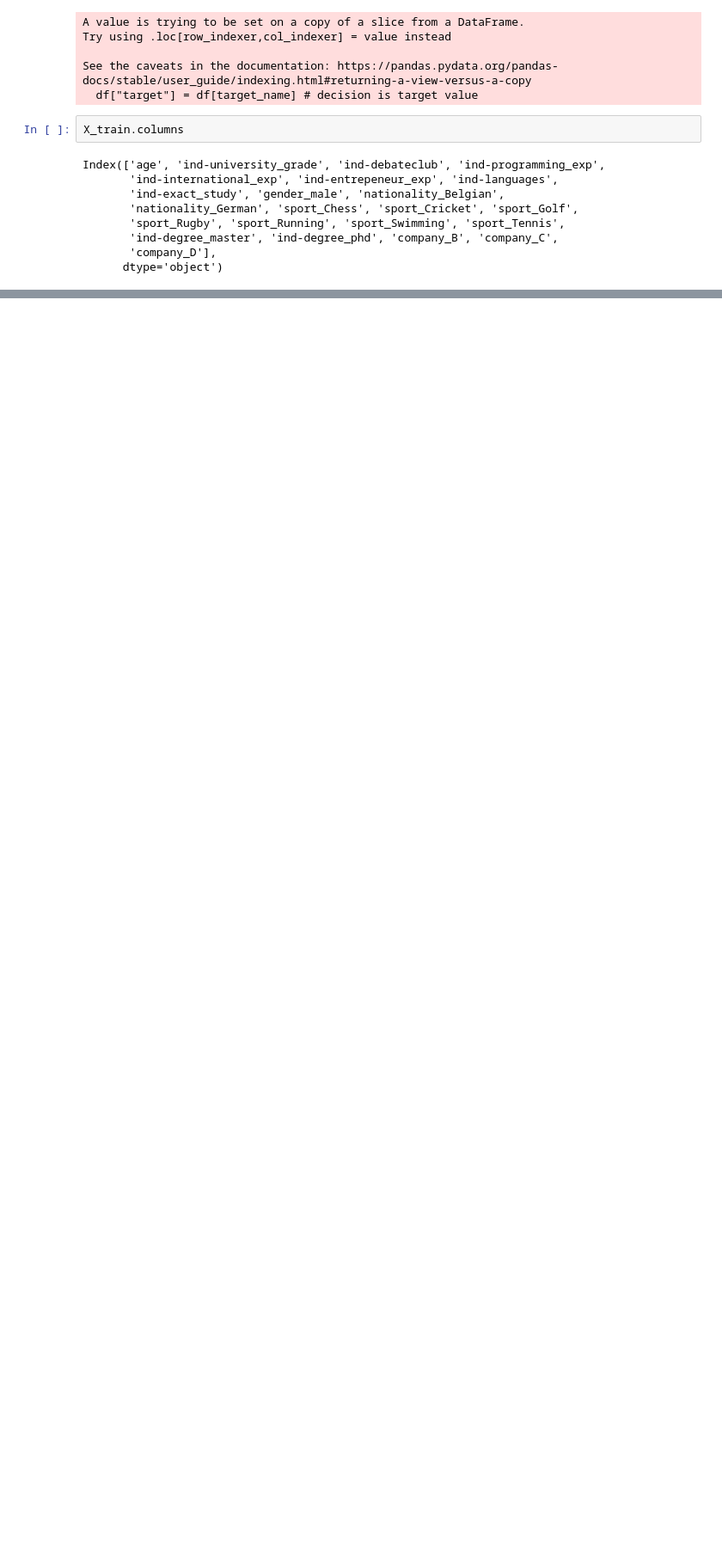
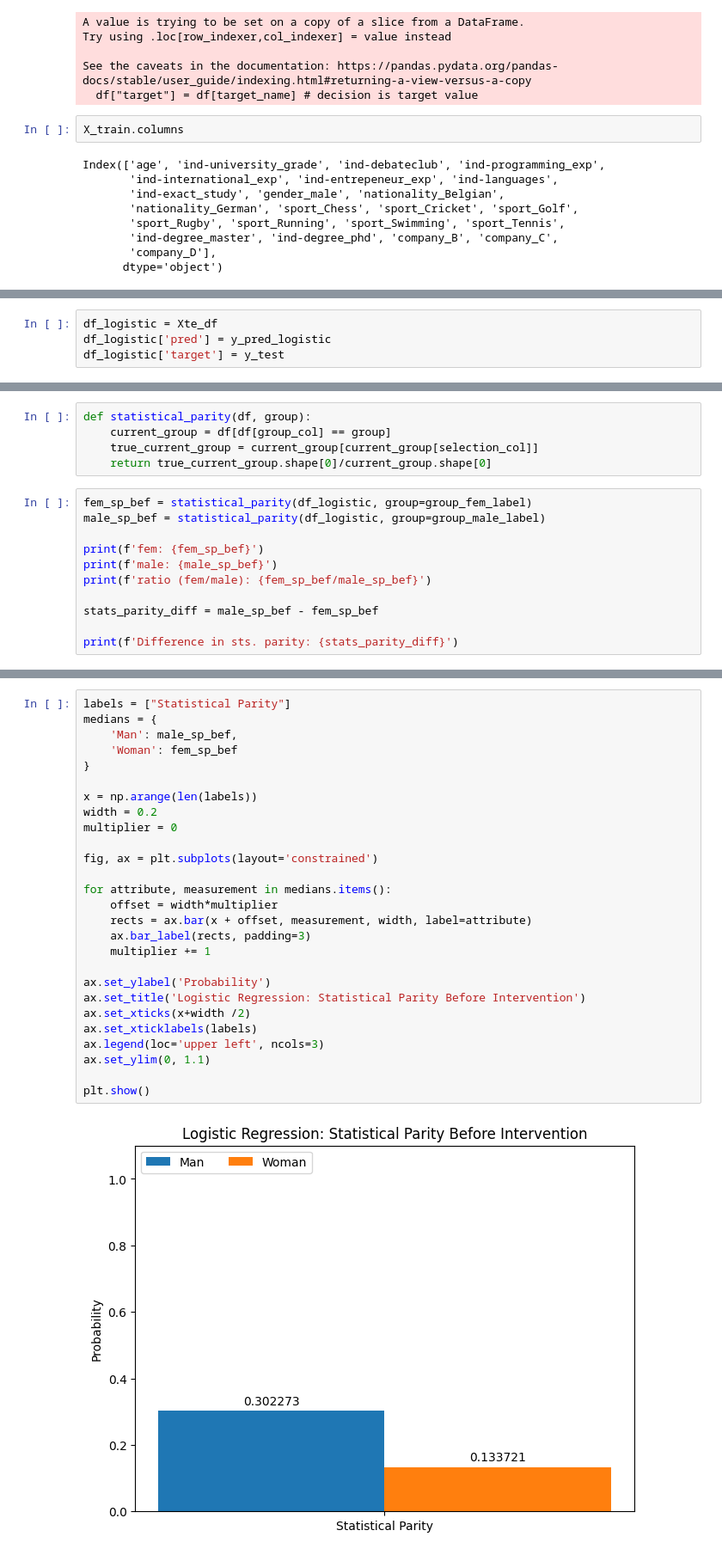
Before and after one commit to MiriamEspinosa/Gender_Fairness_Recruitment, a Jupyter notebook: Final_Assignment/final_assignment.ipynb, the cells around one changed output, grey strips where cells are left out. Shown at 86% size. Saved outputs shown, nothing was run; the diff lists cells and outputs as text; blank space fills up the shorter version.

Commit message:
Added the logistic regression as baseline

```diff
--- a/Final_Assignment/final_assignment.ipynb
+++ b/Final_Assignment/final_assignment.ipynb
@@ -196,0 +228,4 @@ Index(['age', 'ind-university_grade', 'ind-debateclub', 'ind-programming_exp',
+# %%
+df_logistic = Xte_df
+df_logistic['pred'] = y_pred_logistic
+df_logistic['target'] = y_test
@@ -196,0 +243,16 @@ Index(['age', 'ind-university_grade', 'ind-debateclub', 'ind-programming_exp',
+# %%
+def statistical_parity(df, group):
+    current_group = df[df[group_col] == group]
+    true_current_group = current_group[current_group[selection_col]]
+    return true_current_group.shape[0]/current_group.shape[0]
+# %%
+fem_sp_bef = statistical_parity(df_logistic, group=group_fem_label)
+male_sp_bef = statistical_parity(df_logistic, group=group_male_label)
+
+print(f'fem: {fem_sp_bef}')
+print(f'male: {male_sp_bef}')
+print(f'ratio (fem/male): {fem_sp_bef/male_sp_bef}')
+
+stats_parity_diff = male_sp_bef - fem_sp_bef
+
+print(f'Difference in sts. parity: {stats_parity_diff}')
@@ -196,0 +264,29 @@ Index(['age', 'ind-university_grade', 'ind-debateclub', 'ind-programming_exp',
+# %%
+labels = ["Statistical Parity"]
+medians = {
+    'Man': male_sp_bef,
+    'Woman': fem_sp_bef
+}
+
+x = np.arange(len(labels))
+width = 0.2
+multiplier = 0
+
+fig, ax = plt.subplots(layout='constrained')
+
+for attribute, measurement in medians.items():
+    offset = width*multiplier
+    rects = ax.bar(x + offset, measurement, width, label=attribute)
+    ax.bar_label(rects, padding=3)
+    multiplier += 1
+
+ax.set_ylabel('Probability')
+ax.set_title('Logistic Regression: Statistical Parity Before Intervention')
+ax.set_xticks(x+width /2)
+ax.set_xticklabels(labels)
+ax.legend(loc='upper left', ncols=3)
+ax.set_ylim(0, 1.1)
+
+plt.show()
+# %% [output]
+[figure, added]
```
Also changed, not shown: parts of 13 cells of this notebook.
